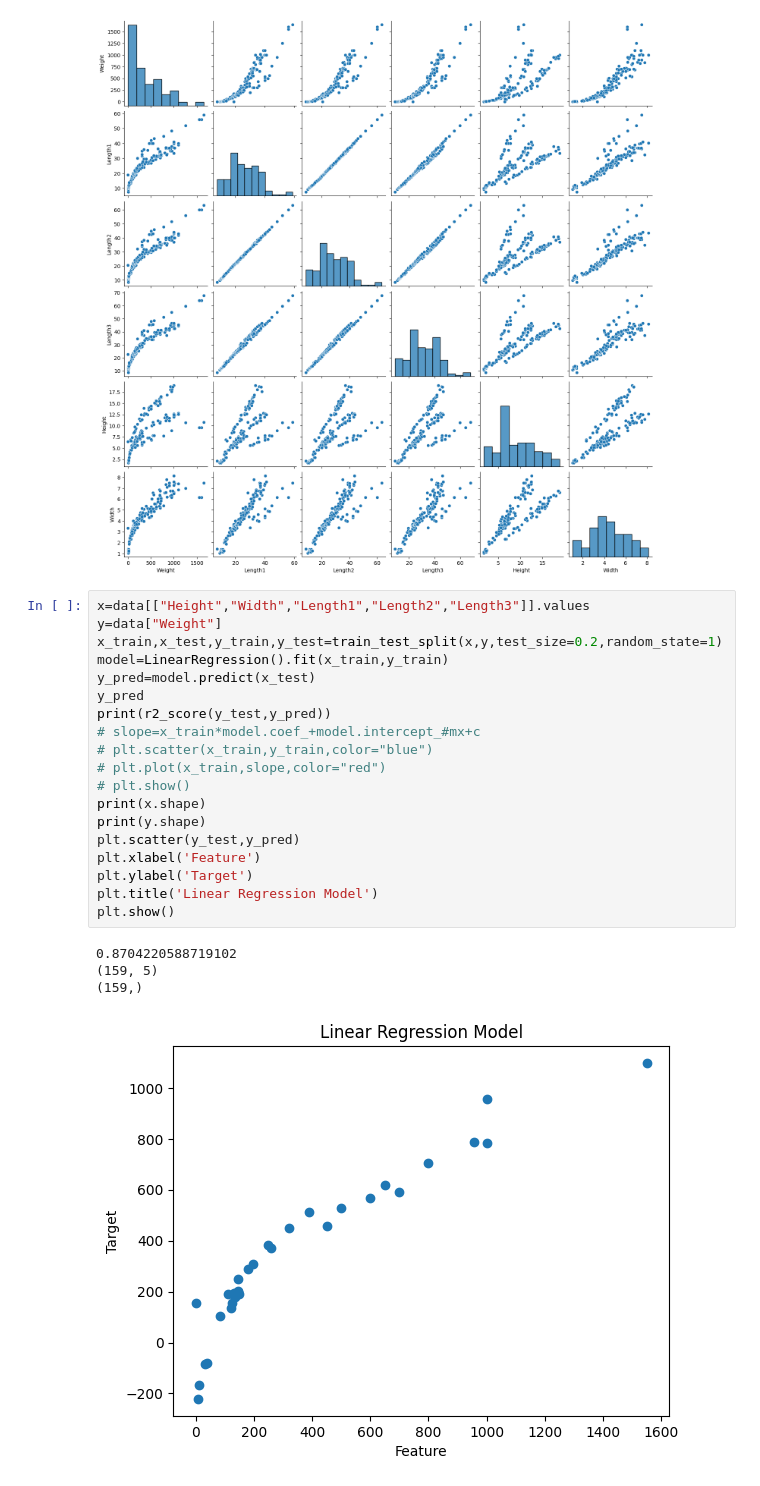
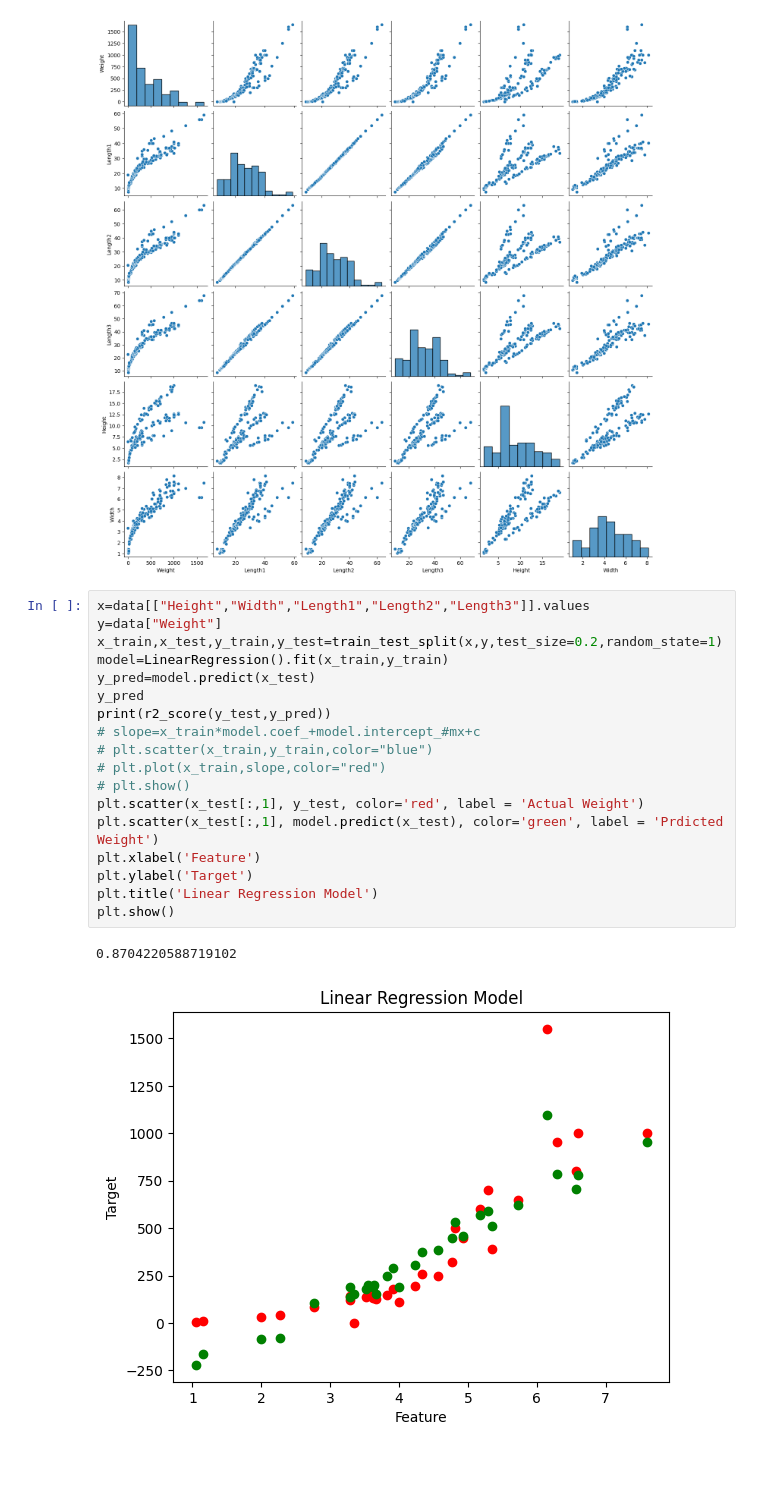
Before and after one commit to ashokaSolutions/privateSolution, a Jupyter notebook: DALastSem/setb/ass1.ipynb, the cells around one changed output. Cells and saved outputs as stored; diff of their text form.

Commit message:
added predicted vs actual in setb

```diff
--- a/DALastSem/setb/ass1.ipynb
+++ b/DALastSem/setb/ass1.ipynb
@@ -41,24 +41,21 @@ sns.pairplot(data)
 # %%
 x=data[["Height","Width","Length1","Length2","Length3"]].values
 y=data["Weight"]
 x_train,x_test,y_train,y_test=train_test_split(x,y,test_size=0.2,random_state=1)
 model=LinearRegression().fit(x_train,y_train)
 y_pred=model.predict(x_test)
 y_pred
 print(r2_score(y_test,y_pred))
 # slope=x_train*model.coef_+model.intercept_#mx+c
 # plt.scatter(x_train,y_train,color="blue")
 # plt.plot(x_train,slope,color="red")
 # plt.show()
-print(x.shape)
-print(y.shape)
-plt.scatter(y_test,y_pred)
+plt.scatter(x_test[:,1], y_test, color='red', label = 'Actual Weight')
+plt.scatter(x_test[:,1], model.predict(x_test), color='green', label = 'Prdicted Weight')
 plt.xlabel('Feature')
 plt.ylabel('Target')
 plt.title('Linear Regression Model')
 plt.show()
 # %% [output]
 0.8704220588719102
-(159, 5)
-(159,)
-[figure, old version]
+[figure, new version]
```
Also changed, not shown: parts of 1 cell of this notebook.
